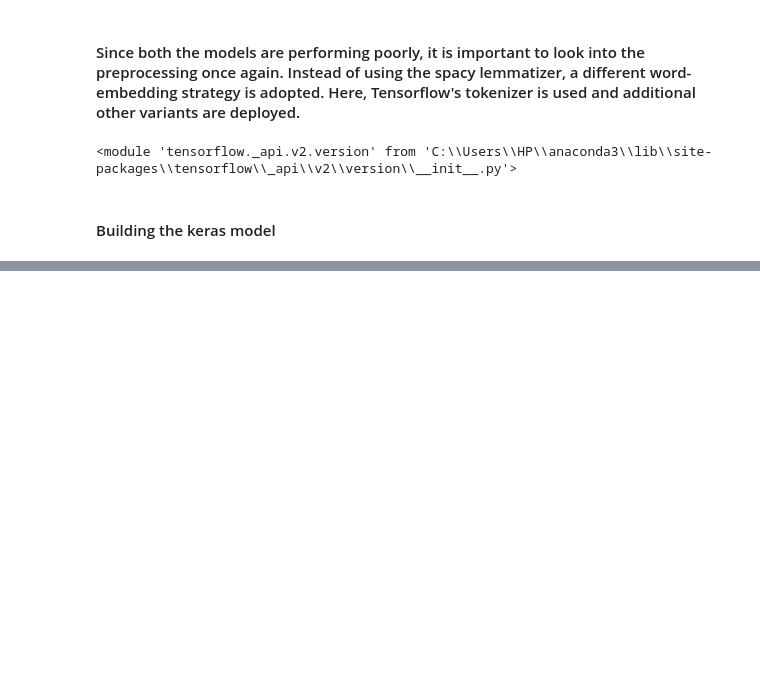
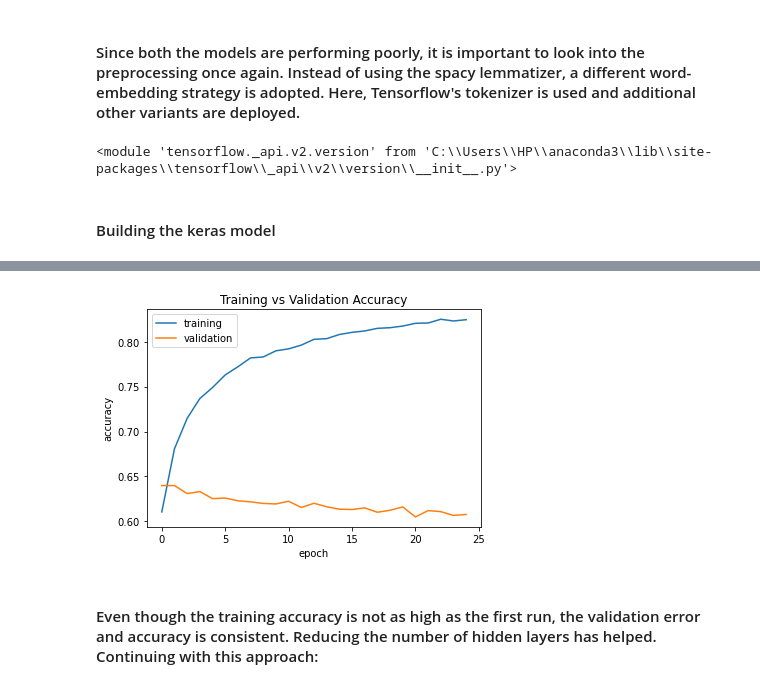
Before and after one commit to Abhijith-Nagarajan/Machine-Learning-Training, a Jupyter notebook: NLP/Twitter_Sentiment_Analysis.ipynb, the cells around one changed output, grey strips where cells are left out. Saved outputs shown, nothing was run; the diff lists cells and outputs as text; code cells hidden in the pictures; blank space fills up the shorter version.

```diff
--- a/NLP/Twitter_Sentiment_Analysis.ipynb
+++ b/NLP/Twitter_Sentiment_Analysis.ipynb
@@ -501,0 +546,6 @@ Text(0.5, 1.0, 'Training vs Validation Accuracy')
+# %%
+plot_accuracy_comparision(history_1)
+# %% [output]
+[figure, added]
+# %% [markdown]
+ #### Even though the training accuracy is not as high as the first run, the validation error and accuracy is consistent. Reducing the number of  hidden layers has helped. Continuing with this approach:
```
Also changed, not shown: parts of 58 cells of this notebook.
